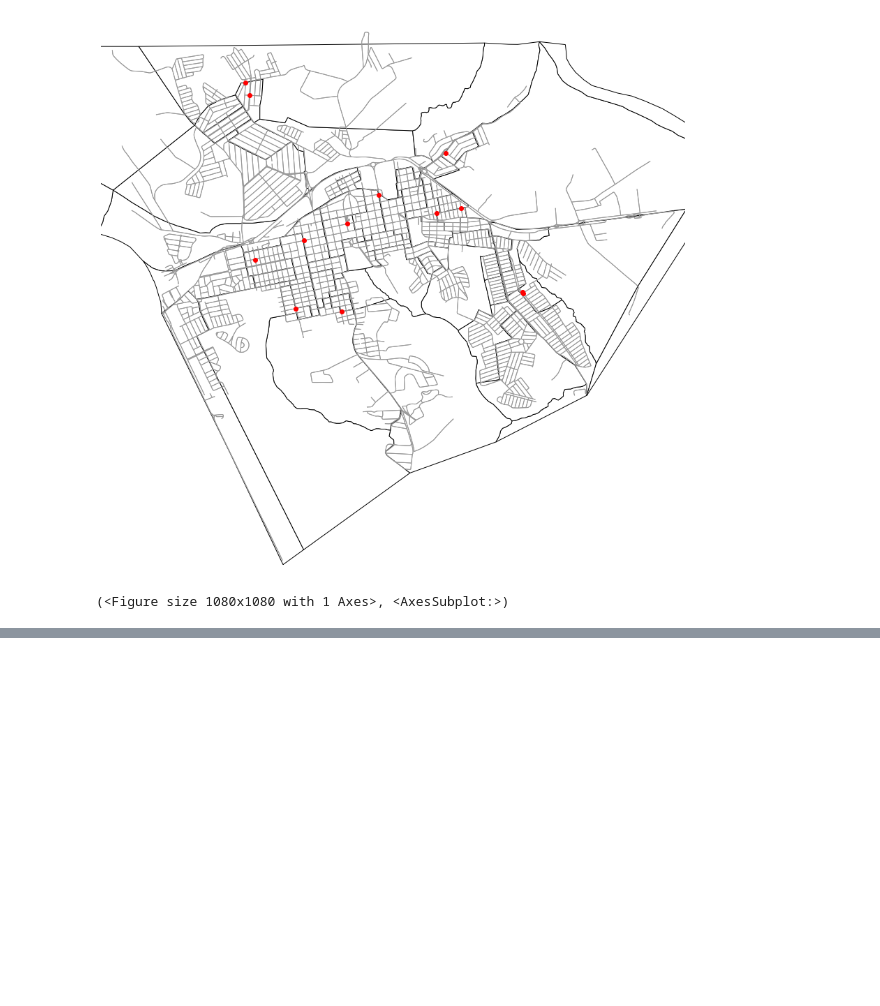
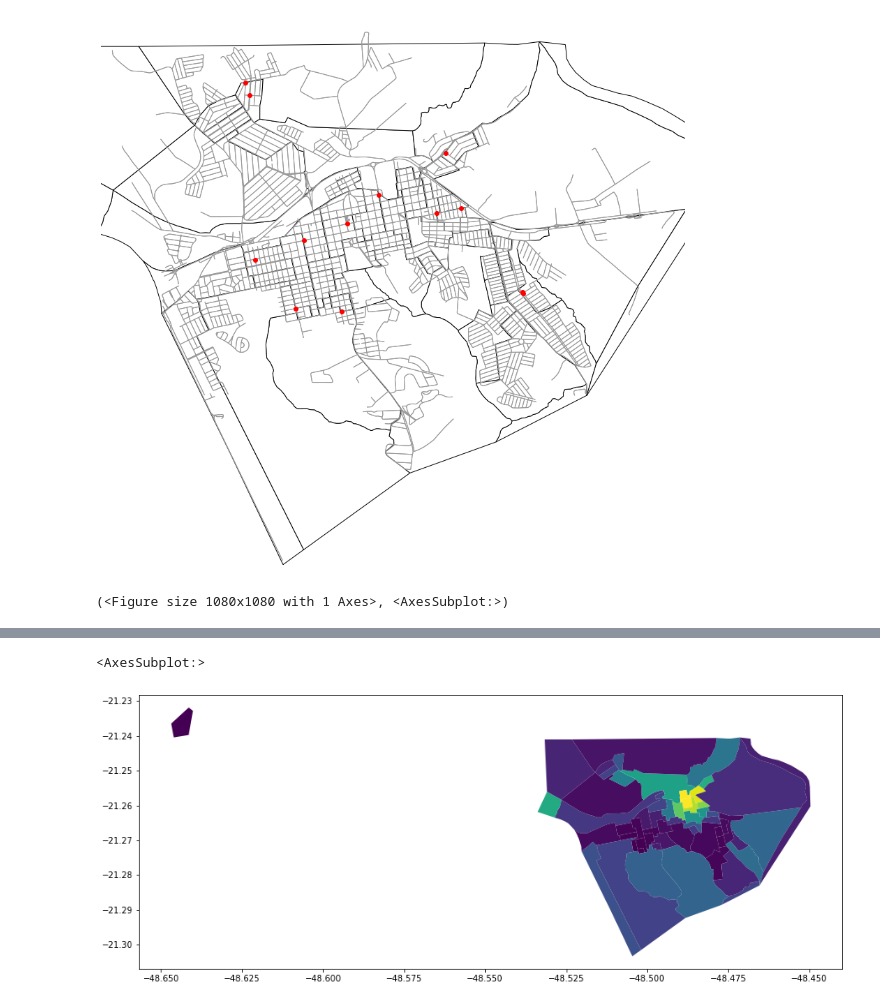
Before and after one commit to andre-morelli/Urban-Analytics, a Jupyter notebook: Example3-Accessibility.ipynb, the cells around one changed output, grey strips where cells are left out. Drawn from its saved outputs; the diff is of its cells as text; code cells hidden in the pictures; blank space fills up the shorter version.

```diff
--- a/Example3-Accessibility.ipynb
+++ b/Example3-Accessibility.ipynb
@@ -66,0 +80,13 @@ ax.set_facecolor('k')
+# %%
+# calculate accessibility for each census tract
+accessibility = acc.calc_tract_accessibility(tracts,pois,G,
+                                             # use soft threshold as funciton
+                                             func=acc.acc_soft_threshold,
+                                             # set function param to 1000m walk dist:
+                                             func_kws={'t':1000})
+#set it as column in gdf
+tracts['accessibility']=accessibility.values()
+tracts.plot(column='accessibility',figsize=(15,15))
+# %% [output]
+<AxesSubplot:>
+[figure, added]
```
Also changed, not shown: parts of 6 cells of this notebook.
